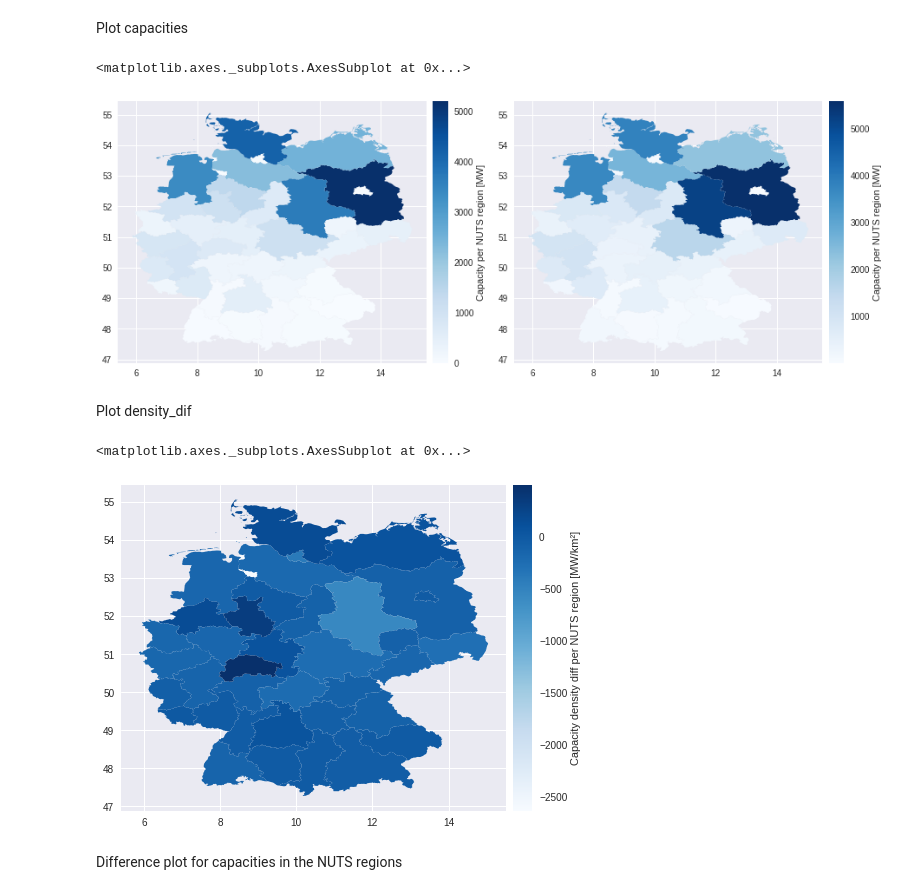
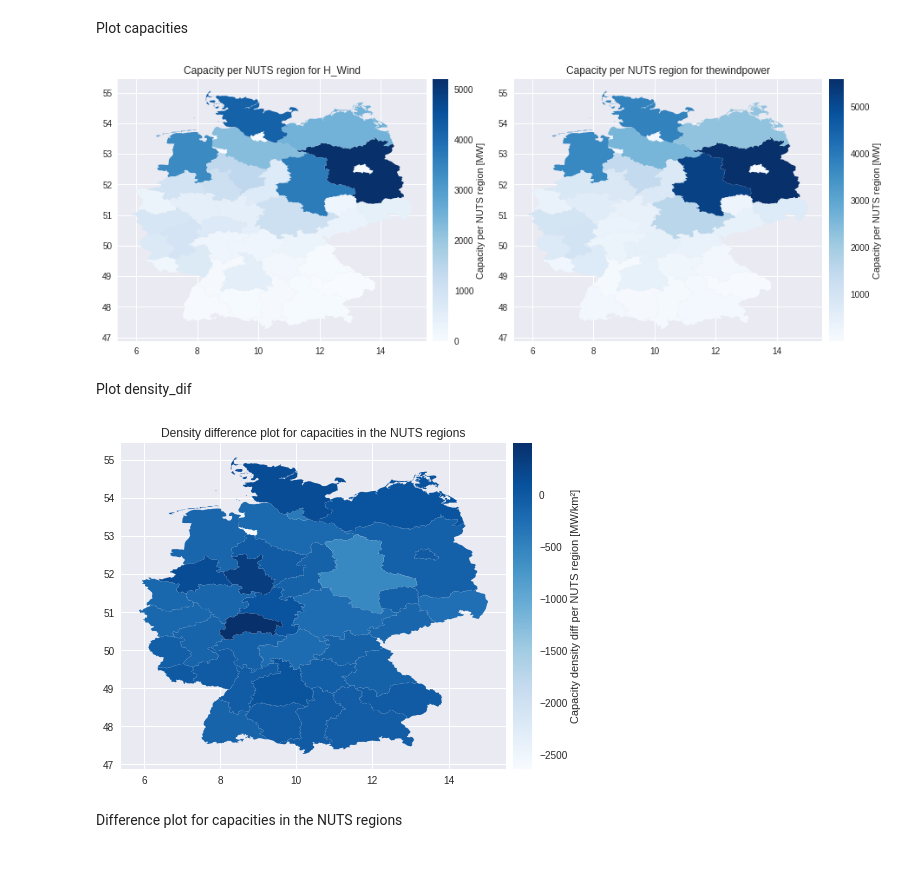
Before and after one commit to JanFrederickUnnewehr/wind_dataset_comparison, a Jupyter notebook: main.ipynb, the cells around one changed output. Cells and saved outputs as stored; diff of their text form; code cells hidden in the pictures; blank space fills up the shorter version.

```diff
--- a/main.ipynb
+++ b/main.ipynb
@@ -502,33 +502,36 @@ Plot capacities
 # %%
 from mpl_toolkits.axes_grid1 import make_axes_locatable
 
 fig, (ax1, ax2) = plt.subplots(1, 2)
 
 divider = make_axes_locatable(ax1)
 
 cax = divider.append_axes("right", size="5%", pad=0.1)
 
 Data_join.plot(column='H_Wind_X_Cap',
                ax=ax1,
                cax=cax,
                legend=True,
                legend_kwds={'label': "Capacity per NUTS region [MW]", 'orientation': "vertical"},
                cmap='Blues')
 
+ax1.title.set_text('Capacity per NUTS region for H_Wind')
+
 
 divider = make_axes_locatable(ax2)
 
 cax = divider.append_axes("right", size="5%", pad=0.1)
 
 Data_join.plot(column='thewindpower_X_Cap',
                ax=ax2,
                cax=cax,
                legend=True,
                legend_kwds={'label': "Capacity per NUTS region [MW]", 'orientation': "vertical"},
                cmap='Blues')
+
+ax2.title.set_text('Capacity per NUTS region for thewindpower')
 # %% [output]
-<matplotlib.axes._subplots.AxesSubplot at 0x...>
-[figure, old version]
+[figure, new version]
 # %% [markdown]
 Plot density_dif
 # %%
@@ -546,9 +549,10 @@ Data_join.plot(column='Density_dif',
                legend=True,
                legend_kwds={'label': "Capacity density diff per NUTS region [MW/km²]", 'orientation': "vertical"},
                cmap='Blues')
+
+ax.title.set_text('Density difference plot for capacities in the NUTS regions')
 # %% [output]
-<matplotlib.axes._subplots.AxesSubplot at 0x...>
-[figure, old version]
+[figure, new version]
 # %% [markdown]
 Difference plot for capacities in the NUTS regions
 # %%
```
Also changed, not shown: parts of 1 cell of this notebook.
